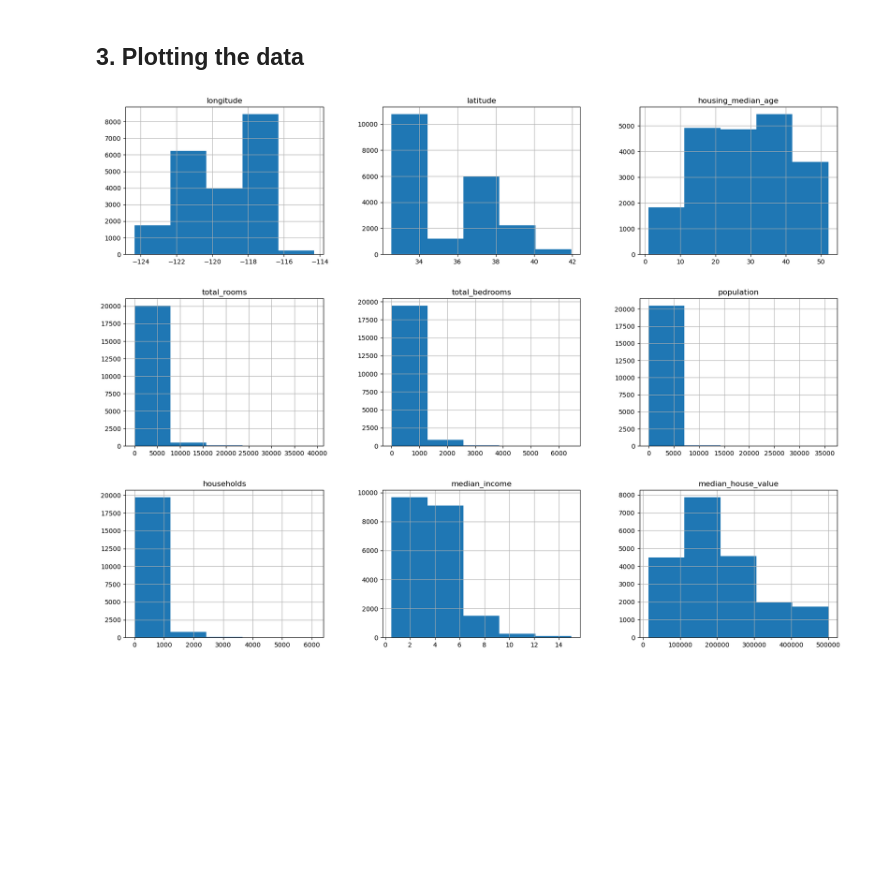
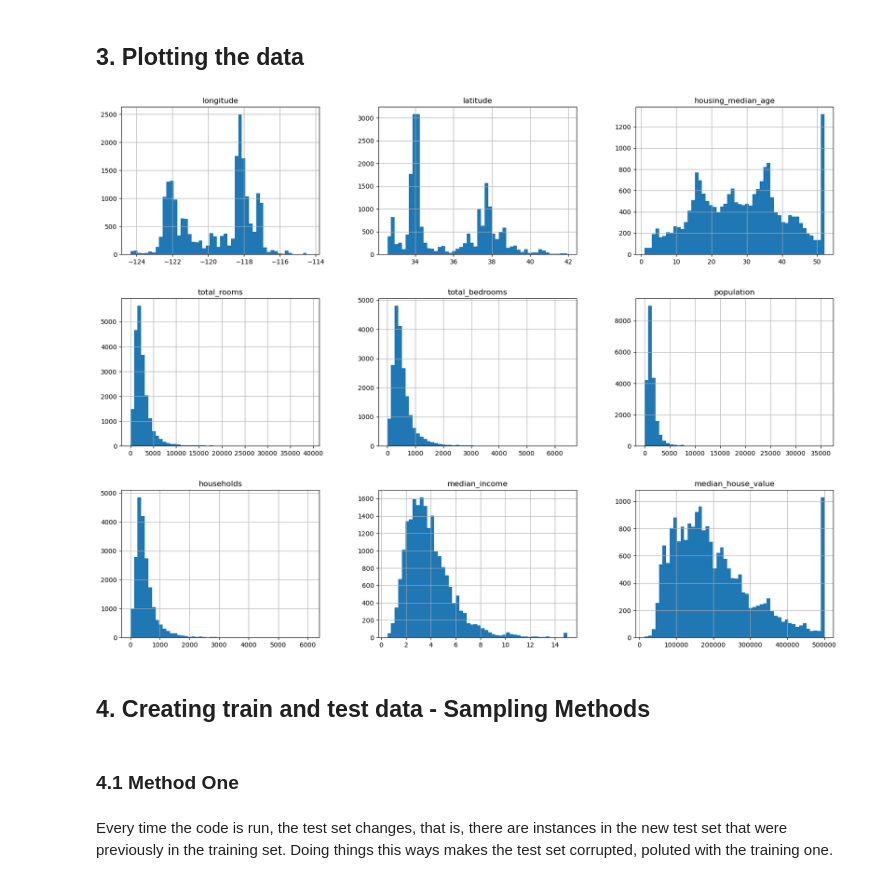
Before and after one commit to caroljoyv/housing-price-prediction, a Jupyter notebook: housing.ipynb, the cells around one changed output. Saved outputs shown, nothing was run; the diff lists cells and outputs as text; code cells hidden in the pictures; blank space fills up the shorter version.

```diff
--- a/housing.ipynb
+++ b/housing.ipynb
@@ -85,10 +85,16 @@ housing.describe()   #describes each feature
 # %% [markdown]
 ## 3. Plotting the data
 # %%
-%matplotlib inline   #set up Matplotlib so it uses Jupyter’s own backend
+%matplotlib inline
 import matplotlib.pyplot as plt
 
-housing.hist(bins = 5, figsize = (20,15) )
+housing.hist(bins=50, figsize=(20,15))
 plt.show()
 # %% [output]
-[figure, old version]
+[figure, new version]
+# %% [markdown]
+## 4. Creating train and test data - Sampling Methods
+# %% [markdown]
+###  4.1 Method One
+# %% [markdown]
+Every time the code is run, the test set changes, that is, there are instances in the new test set that were previously in the training set. Doing things this ways makes the test set corrupted, poluted with the training one.
```
Also changed, not shown: parts of 18 cells of this notebook.
